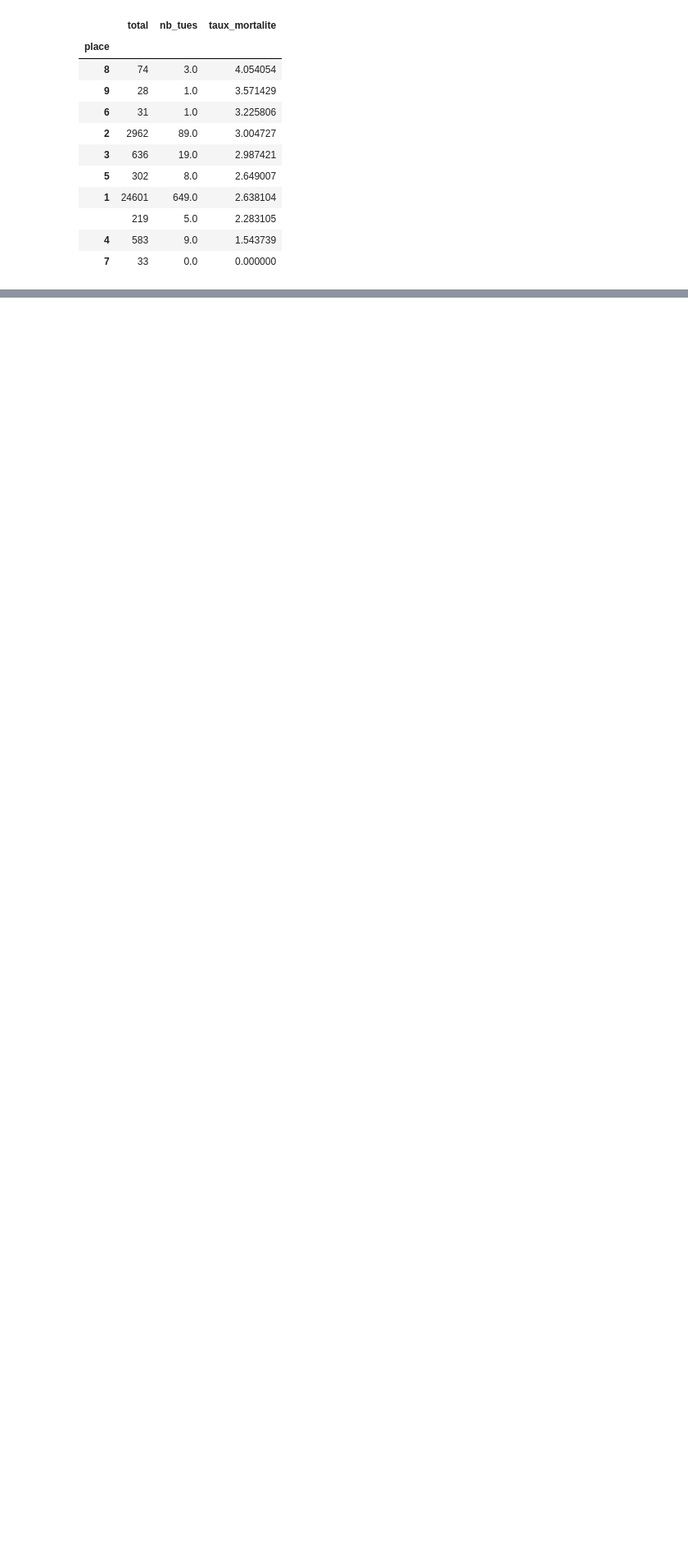
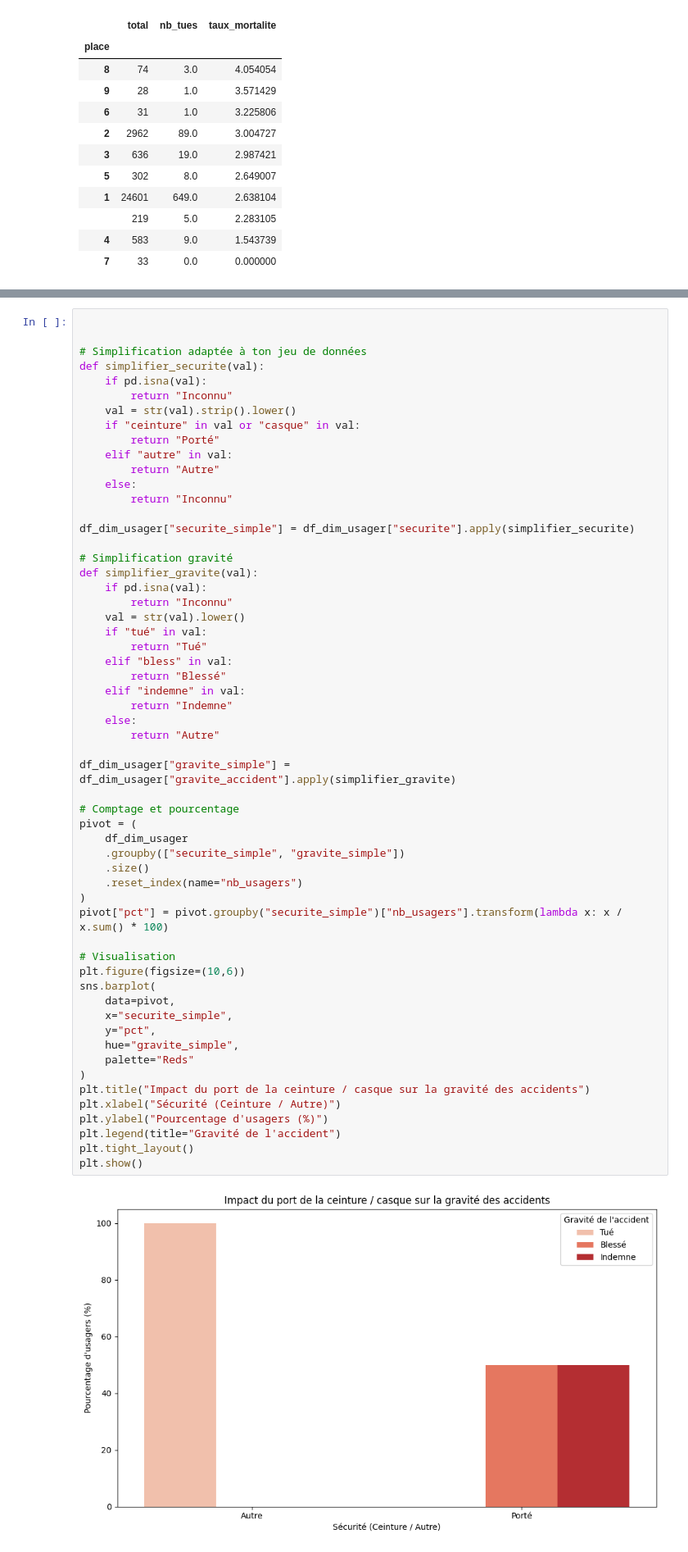
Before and after one commit to YohanF1245/brief-analyse-traffic, a Jupyter notebook: notebooks/analyse.ipynb, the cells around one changed output, grey strips where cells are left out. Shown at 82% size. Drawn from its saved outputs; the diff is of its cells as text; blank space fills up the shorter version.

Commit message:
feat: nouvelles data viz

```diff
--- a/notebooks/analyse.ipynb
+++ b/notebooks/analyse.ipynb
@@ -791,0 +818,59 @@ Valeurs uniques de la colonne 'securite' :
+# %%
+
+
+# Simplification adaptée à ton jeu de données
+def simplifier_securite(val):
+    if pd.isna(val):
+        return "Inconnu"
+    val = str(val).strip().lower()
+    if "ceinture" in val or "casque" in val:
+        return "Porté"
+    elif "autre" in val:
+        return "Autre"
+    else:
+        return "Inconnu"
+
+df_dim_usager["securite_simple"] = df_dim_usager["securite"].apply(simplifier_securite)
+
+# Simplification gravité
+def simplifier_gravite(val):
+    if pd.isna(val):
+        return "Inconnu"
+    val = str(val).lower()
+    if "tué" in val:
+        return "Tué"
+    elif "bless" in val:
+        return "Blessé"
+    elif "indemne" in val:
+        return "Indemne"
+    else:
+        return "Autre"
+
+df_dim_usager["gravite_simple"] = df_dim_usager["gravite_accident"].apply(simplifier_gravite)
+
+# Comptage et pourcentage
+pivot = (
+    df_dim_usager
+    .groupby(["securite_simple", "gravite_simple"])
+    .size()
+    .reset_index(name="nb_usagers")
+)
+pivot["pct"] = pivot.groupby("securite_simple")["nb_usagers"].transform(lambda x: x / x.sum() * 100)
+
+# Visualisation
+plt.figure(figsize=(10,6))
+sns.barplot(
+    data=pivot,
+    x="securite_simple",
+    y="pct",
+    hue="gravite_simple",
+    palette="Reds"
+)
+plt.title("Impact du port de la ceinture / casque sur la gravité des accidents")
+plt.xlabel("Sécurité (Ceinture / Autre)")
+plt.ylabel("Pourcentage d'usagers (%)")
+plt.legend(title="Gravité de l'accident")
+plt.tight_layout()
+plt.show()
+# %% [output]
+[figure, added]
```
Also changed, not shown: parts of 22 cells of this notebook, 8 other files.
